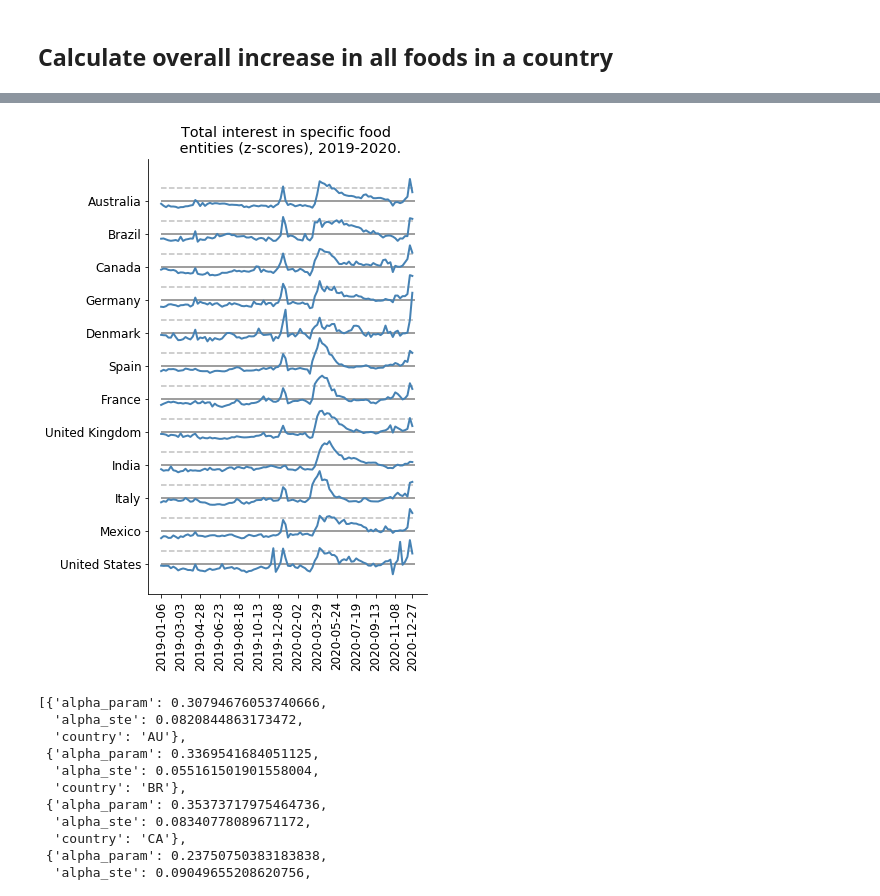
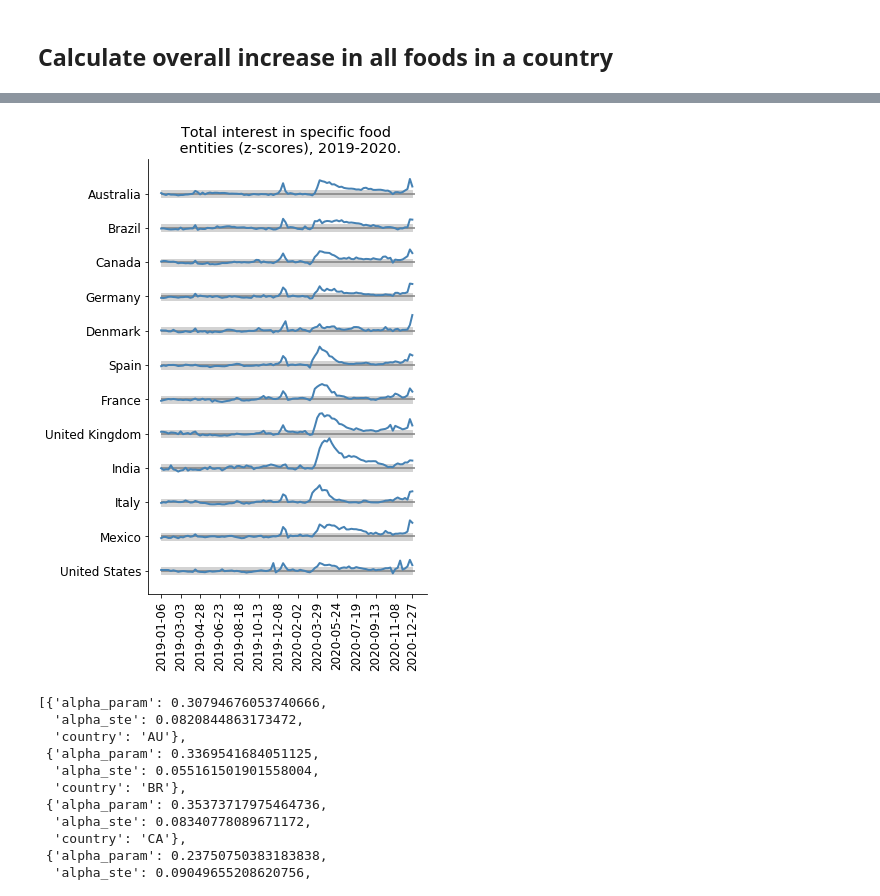
Before and after one commit to epfl-dlab/foodle-trends, a Jupyter notebook: code/analyses/categories_modelling_total.ipynb, the cells around one changed output, grey strips where cells are left out. Cells and saved outputs as stored; diff of their text form; code cells hidden in the pictures.

```diff
--- a/code/analyses/categories_modelling_total.ipynb
+++ b/code/analyses/categories_modelling_total.ipynb
@@ -721,35 +736,43 @@ country_totals = country_totals.sort_values(by = 'country', ascending = True)
 # %%
 fig, ax = plt.subplots(1,1,figsize= (5,8))
 c= 0
 
 
+constant_shift = -19
 for cnt,row in country_totals.iterrows():
-    plt.plot(row['total'].index,-5*c+((row['total'].values - row['total'].values.mean()) / row['total'].values.std()) ,
+    mean_2019 = row['total'].values[:52].mean()
+    std_2019 = row['total'].values[:52].std()
+    plt.plot(row['total'].index,constant_shift*c+((row['total'].values - mean_2019) / std_2019) ,
              linewidth = 2,label = full_names[row['country']], color = 'steelblue')
 
-    plt.hlines(-5*c,0,104, color = 'gray')
+    plt.hlines(constant_shift*c,0,104, color = 'gray')
 
-    plt.hlines(-5*c+2,0,104, color = 'gray', linestyle = '--', alpha = 0.5)
+    #plt.hlines(-5*c+2,0,104, color = 'gray', linestyle = '--', alpha = 0.5)
+
+    #plt.hlines(-5*c-2,0,104, color = 'gray', linestyle = '--', alpha = 0.5)
+
+
+    plt.fill_between(row['total'].index, constant_shift*c-2, constant_shift*c+2, color = 'lightgray')
     c+=1
 #plt.legend(loc = "upper right", fontsize= 10)
 #plt.yscale('log')
 
 plt.xticks(np.concatenate((row['total'].index[::8],[row['total'].index[-1]])), rotation=90);
 #plt.xlim([-10,150])
 
 plt.title('Total interest in specific food \n entities (z-scores), 2019-2020.')
 
 
 
 
 ax.spines['top'].set_visible(False)
 ax.spines['right'].set_visible(False)
 
-plt.yticks(np.array(range(12))*-5, [full_names[row['country']] for cnt,row in country_totals.iterrows()])
+plt.yticks(np.array(range(12))*constant_shift, [full_names[row['country']] for cnt,row in country_totals.iterrows()])
 
 plt.savefig(FIGURES_DIR+"total_entities.pdf", bbox_inches='tight')
 # %% [output]
-[figure, old version]
+[figure, new version]
 # %%
 list_total_effects = []
 
```
Also changed, not shown: parts of 1 cell of this notebook, 3 other files.
